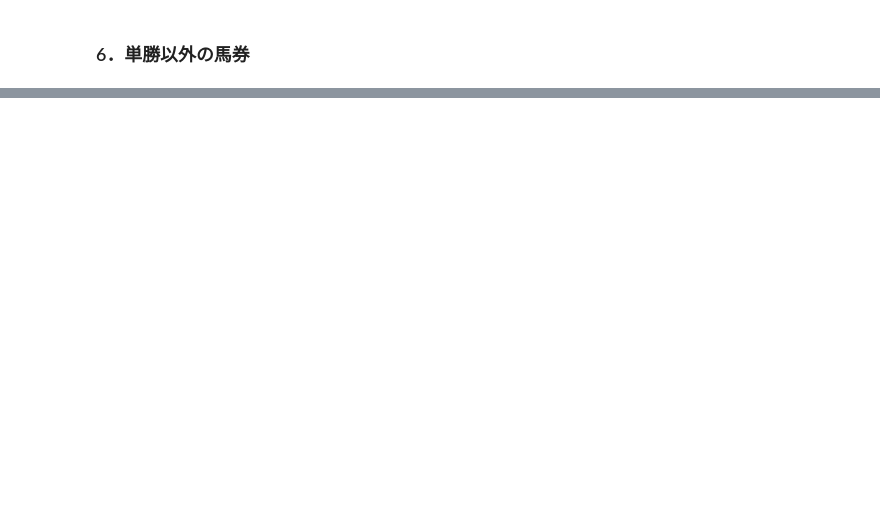
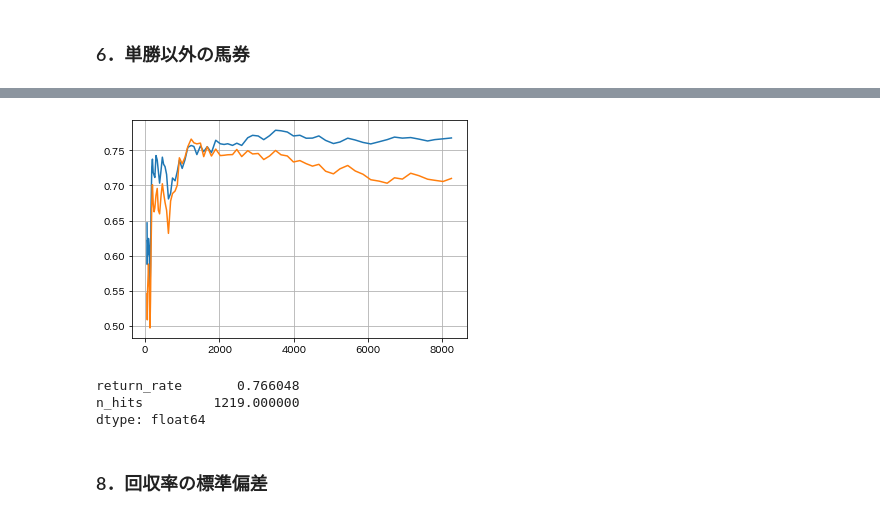
Before and after one commit to Yu134y/Python, a Jupyter notebook: jupyterlab/keiba/predict_horse_racing3.ipynb, the cells around one changed output, grey strips where cells are left out. Cells and saved outputs as stored; diff of their text form; code cells hidden in the pictures; blank space fills up the shorter version.

```diff
--- a/jupyterlab/keiba/predict_horse_racing3.ipynb
+++ b/jupyterlab/keiba/predict_horse_racing3.ipynb
@@ -911,0 +923,16 @@ plt.grid()
+# %%
+g_tansho = gain(me.tansho_return, X_test)
+# %%
+plt.plot(g.index, g['return_rate'])
+plt.plot(g_tansho.index, g_tansho['return_rate'])
+plt.grid()
+# %% [output]
+[figure, added]
+# %%
+g_tansho.max()
+# %% [output]
+return_rate       0.766048
+n_hits         1219.000000
+dtype: float64
+# %% [markdown]
+### 8．回収率の標準偏差
```
Also changed, not shown: parts of 30 cells of this notebook.
